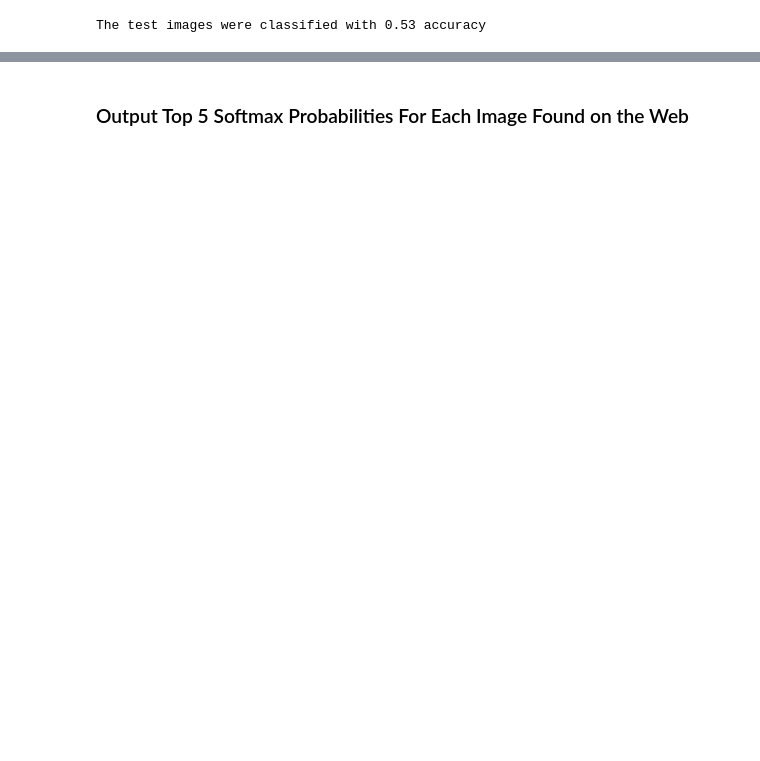
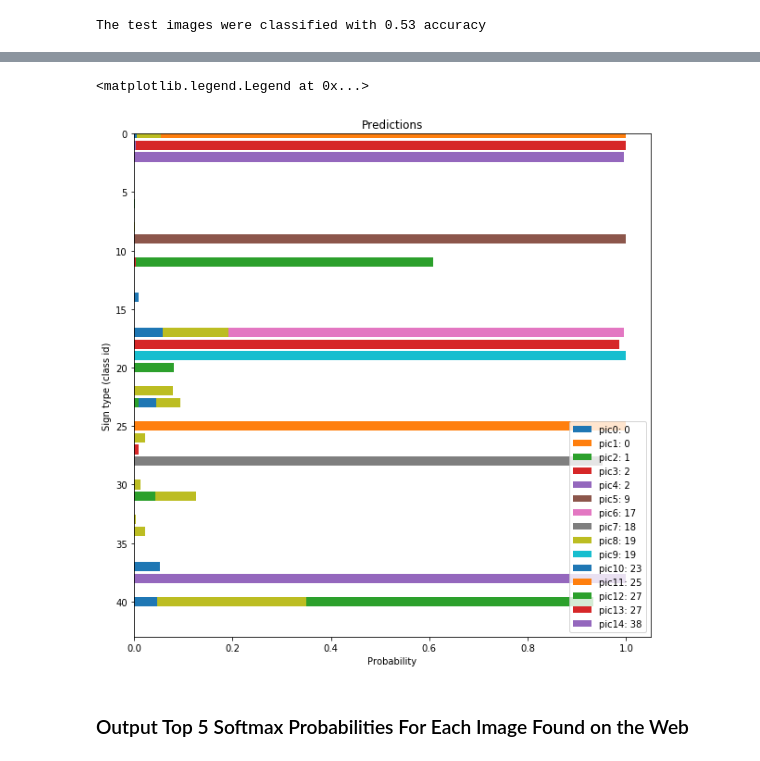
Before and after one commit to heliotropium72/traffic_sign_classifier, a Jupyter notebook: Traffic_Sign_Classifier.ipynb, the cells around one changed output, grey strips where cells are left out. Cells and saved outputs as stored; diff of their text form; code cells hidden in the pictures; blank space fills up the shorter version.

```diff
--- a/Traffic_Sign_Classifier.ipynb
+++ b/Traffic_Sign_Classifier.ipynb
@@ -804,3 +800,16 @@ The test images were classified with 0.53 accuracy
+# %%
+label_id = np.arange(0,n_classes,1)[::-1]
+plt.figure(figsize=(10,10))
+plt.title("Predictions")
+for pic_id in range(len(predictions)):
+    plt.barh(label_id, predictions[pic_id][::-1], label='pic{}: {}'.format(pic_id, pic_label[pic_id]))
+plt.ylabel('Sign type (class id)')
+plt.xlabel('Probability')
+plt.ylim(n_classes,0)
+plt.legend()
+# %% [output]
+<matplotlib.legend.Legend at 0x...>
+[figure, added]
 # %% [markdown]
 ### Output Top 5 Softmax Probabilities For Each Image Found on the Web
 # %%
```
Also changed, not shown: parts of 22 cells of this notebook, 10 other files.
